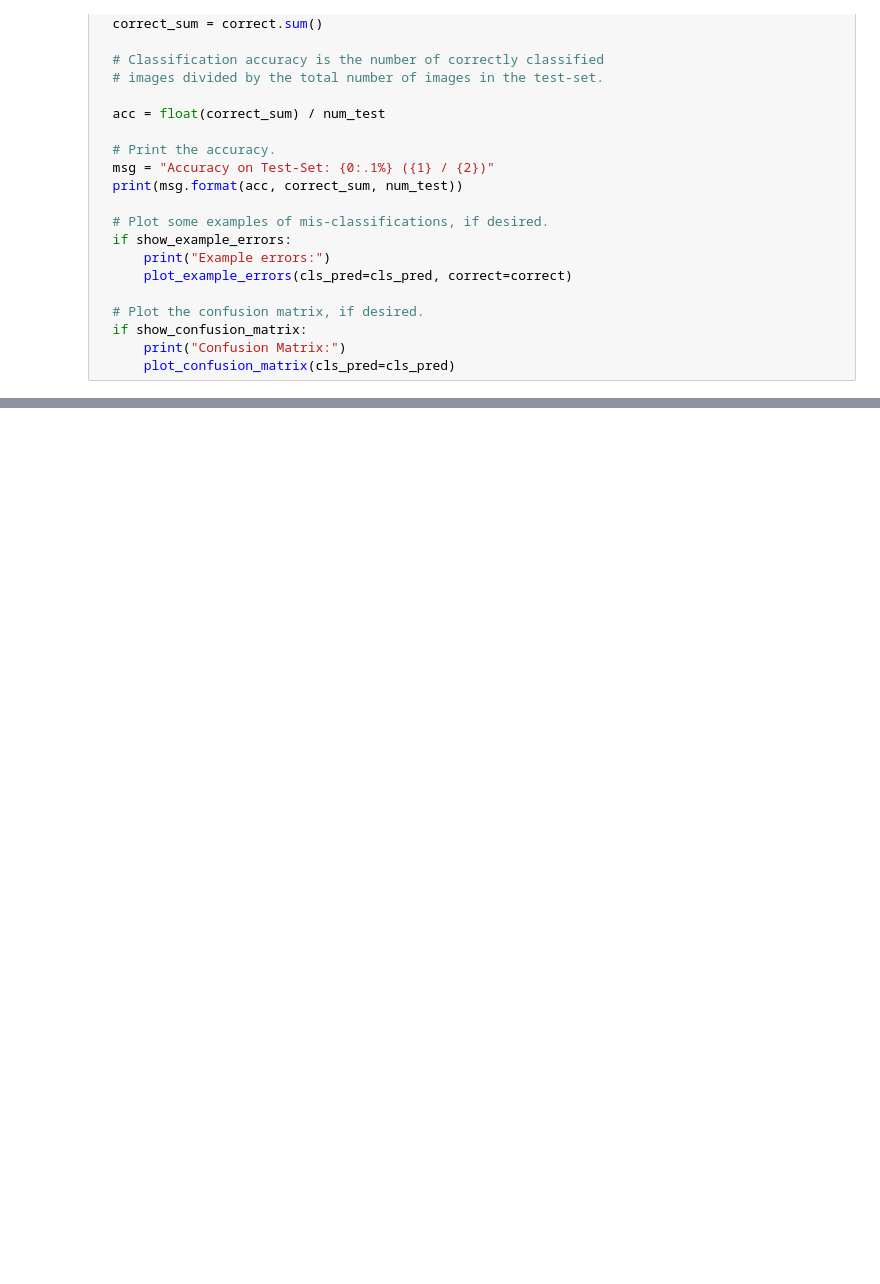
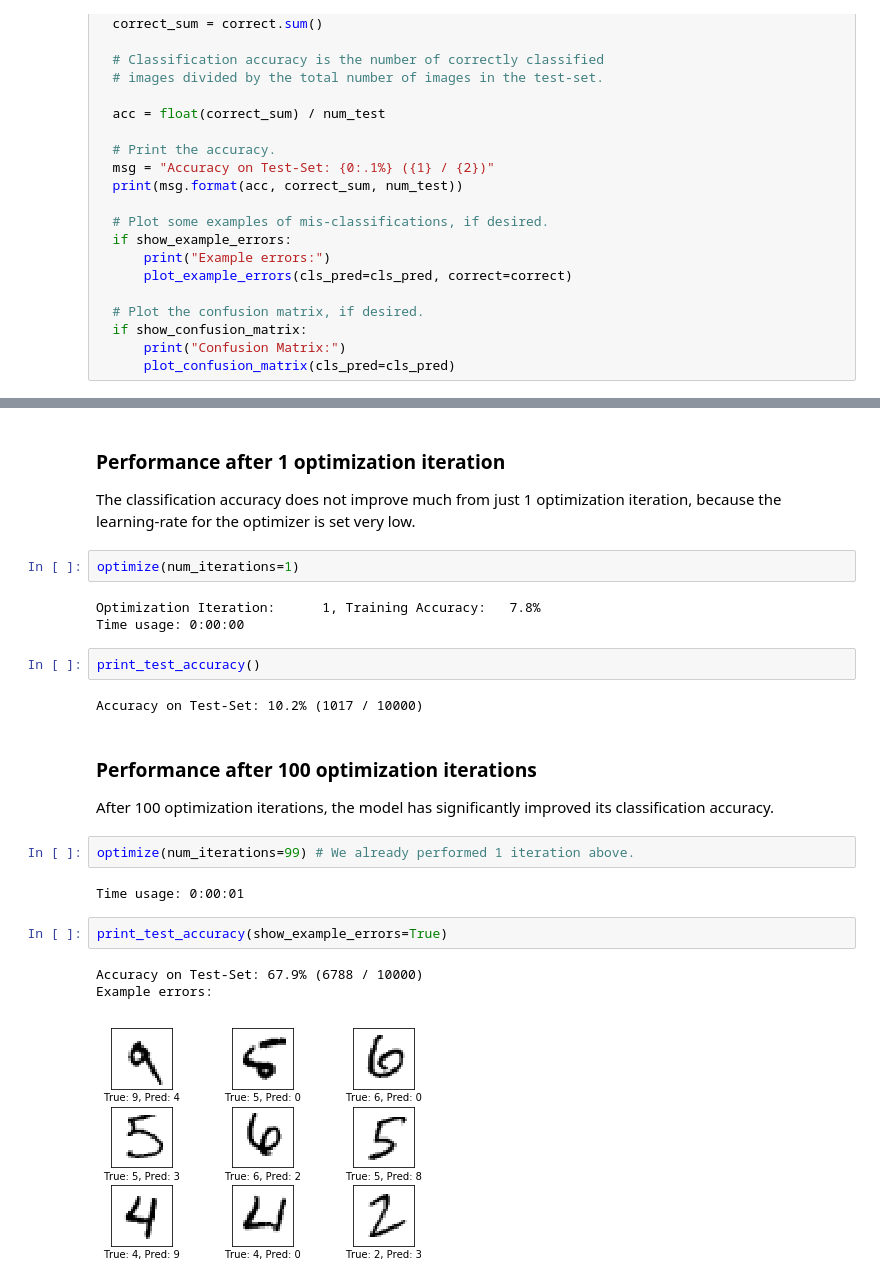
Before and after one commit to ShaunakSen/Deep-Learning, a Jupyter notebook: TensorFlow_Tutorial_02_Convolutional_Neural_Network.ipynb, the cells around one changed output, grey strips where cells are left out. Saved outputs shown, nothing was run; the diff lists cells and outputs as text; blank space fills up the shorter version.

Commit message:
run and optimize model >98% test acc

```diff
--- a/TensorFlow_Tutorial_02_Convolutional_Neural_Network.ipynb
+++ b/TensorFlow_Tutorial_02_Convolutional_Neural_Network.ipynb
@@ -779,0 +788,27 @@ def print_test_accuracy(show_example_errors=False, show_confusion_matrix=False):
+# %% [markdown]
+### Performance after 1 optimization iteration
+
+The classification accuracy does not improve much from just 1 optimization iteration, because the learning-rate for the optimizer is set very low.
+# %%
+optimize(num_iterations=1)
+# %% [output]
+Optimization Iteration:      1, Training Accuracy:   7.8%
+Time usage: 0:00:00
+# %%
+print_test_accuracy()
+# %% [output]
+Accuracy on Test-Set: 10.2% (1017 / 10000)
+# %% [markdown]
+### Performance after 100 optimization iterations
+
+After 100 optimization iterations, the model has significantly improved its classification accuracy.
+# %%
+optimize(num_iterations=99) # We already performed 1 iteration above.
+# %% [output]
+Time usage: 0:00:01
+# %%
+print_test_accuracy(show_example_errors=True)
+# %% [output]
+Accuracy on Test-Set: 67.9% (6788 / 10000)
+Example errors:
+[figure, added]
```
Also changed, not shown: parts of 9 cells of this notebook.
